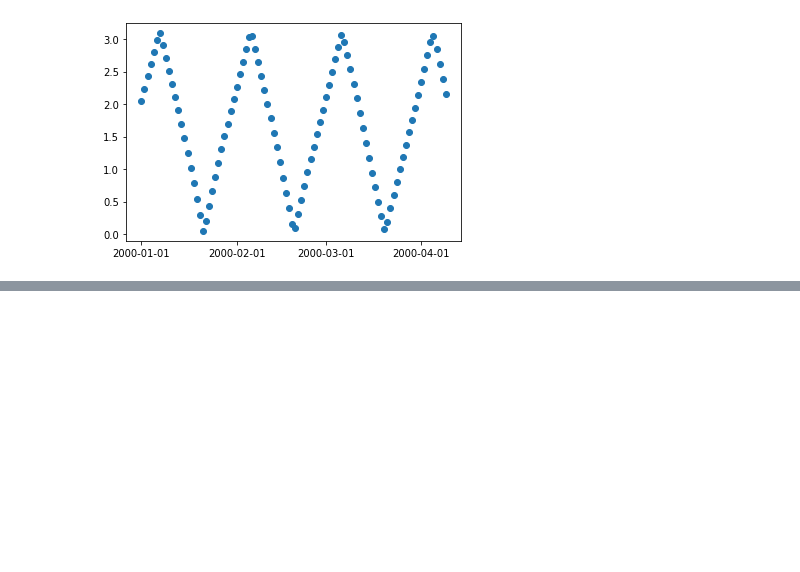
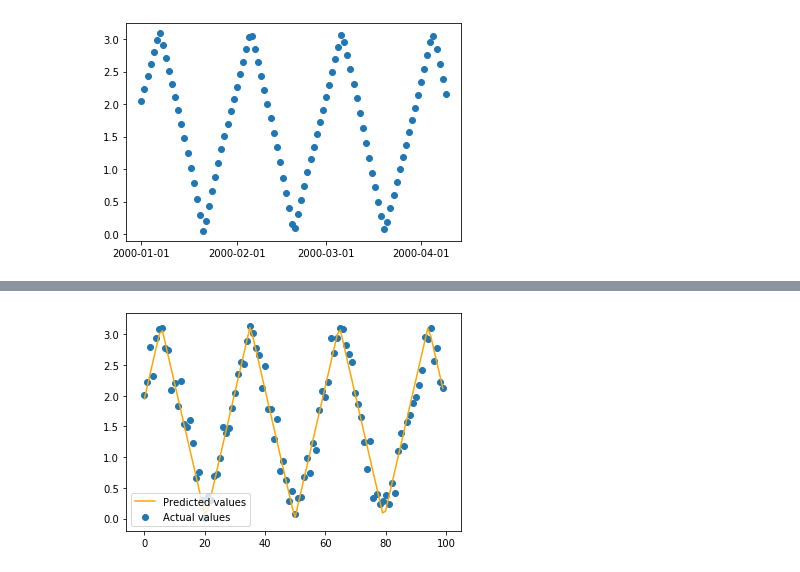
Before and after one commit to Aztreas/cs189-moon-models, a Jupyter notebook: predict_moon_phase.ipynb, the cells around one changed output, grey strips where cells are left out. Drawn from its saved outputs; the diff is of its cells as text; code cells hidden in the pictures; blank space fills up the shorter version.

```diff
--- a/predict_moon_phase.ipynb
+++ b/predict_moon_phase.ipynb
@@ -128,2 +133,7 @@ plt.show()
+# %%
+# Plot against subset of training data
+plot_predictions(pred_func, X_train, y_train, 100)
+# %% [output]
+[figure, added]
 # %%
 # Plot against subset of test data
```
Also changed, not shown: parts of 5 cells of this notebook.
